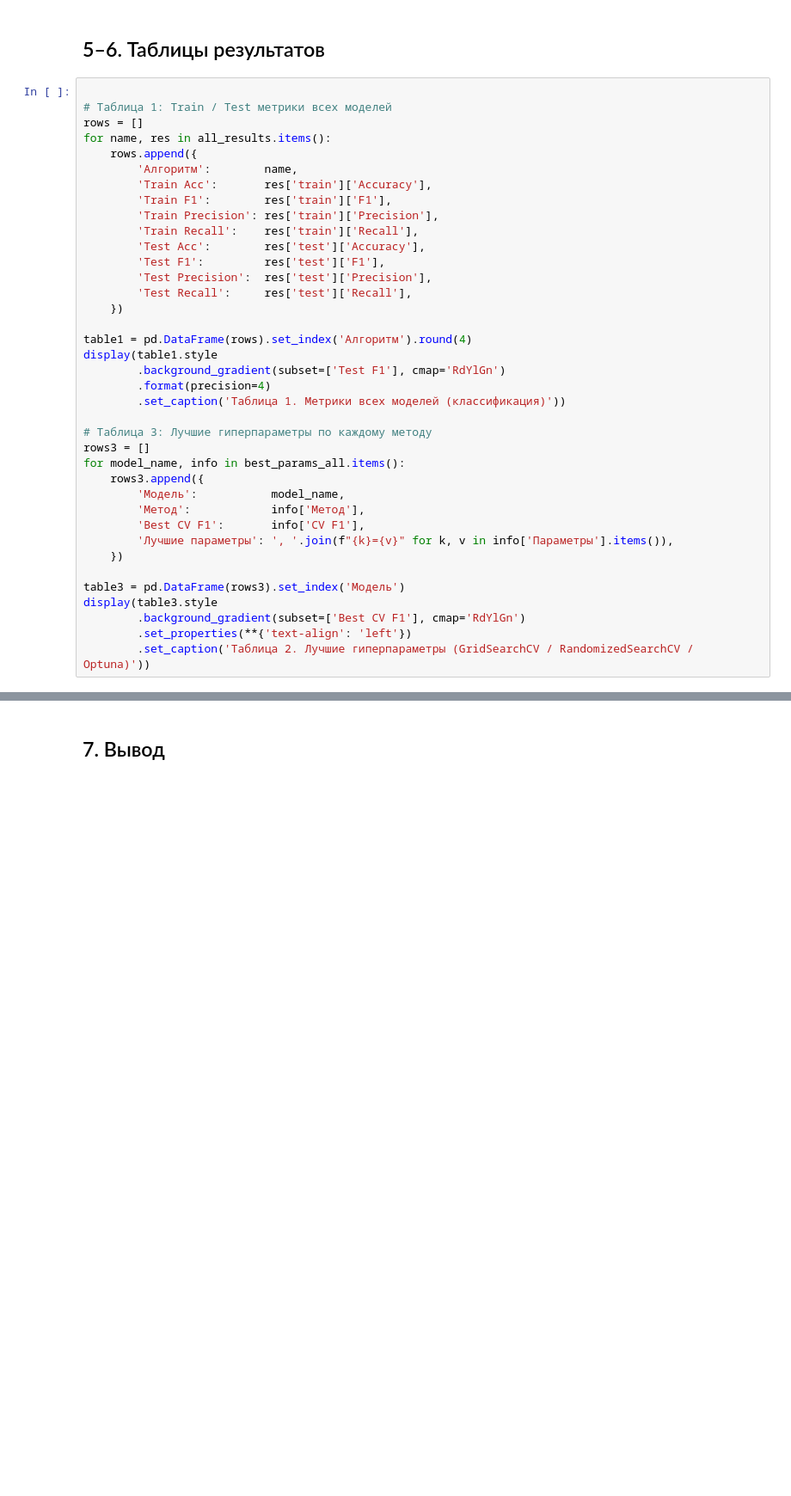
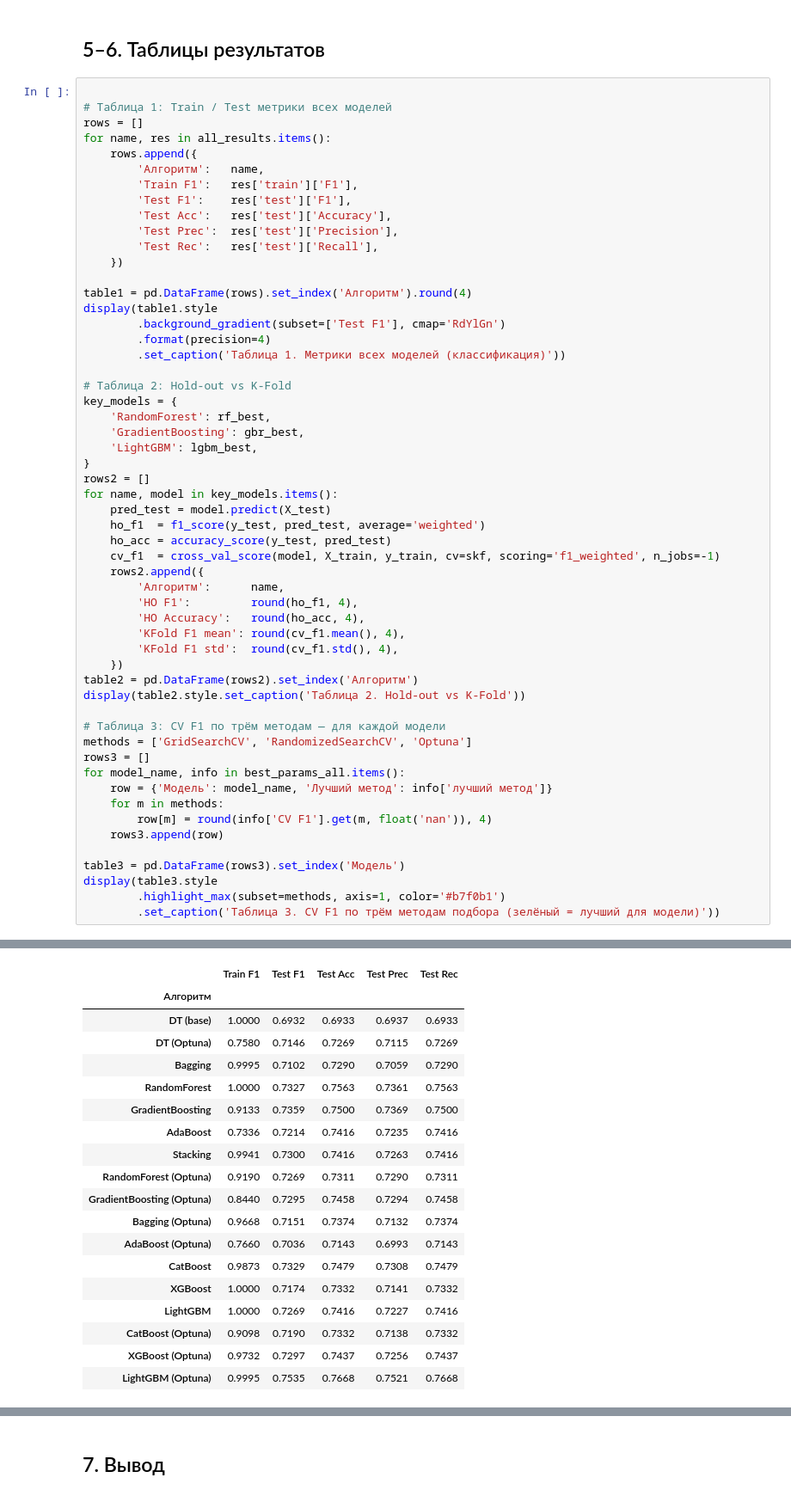
Before and after one commit to terracodum/ML_labs, a Jupyter notebook: lab4/lab4_class.ipynb, the cells around one changed output, grey strips where cells are left out. Shown at 86% size. Cells and saved outputs as stored; diff of their text form; blank space fills up the shorter version.

```diff
--- a/lab4/lab4_class.ipynb
+++ b/lab4/lab4_class.ipynb
@@ -390,15 +622,12 @@ all_results['LightGBM (Optuna)'] = res
 rows = []
 for name, res in all_results.items():
     rows.append({
-        'Алгоритм':        name,
-        'Train Acc':       res['train']['Accuracy'],
-        'Train F1':        res['train']['F1'],
-        'Train Precision': res['train']['Precision'],
-        'Train Recall':    res['train']['Recall'],
-        'Test Acc':        res['test']['Accuracy'],
-        'Test F1':         res['test']['F1'],
-        'Test Precision':  res['test']['Precision'],
-        'Test Recall':     res['test']['Recall'],
+        'Алгоритм':   name,
+        'Train F1':   res['train']['F1'],
+        'Test F1':    res['test']['F1'],
+        'Test Acc':   res['test']['Accuracy'],
+        'Test Prec':  res['test']['Precision'],
+        'Test Rec':   res['test']['Recall'],
     })
 
 table1 = pd.DataFrame(rows).set_index('Алгоритм').round(4)
@@ -407,18 +636,39 @@ display(table1.style
         .format(precision=4)
         .set_caption('Таблица 1. Метрики всех моделей (классификация)'))
 
-# Таблица 3: Лучшие гиперпараметры по каждому методу
+# Таблица 2: Hold-out vs K-Fold
+key_models = {
+    'RandomForest': rf_best,
+    'GradientBoosting': gbr_best,
+    'LightGBM': lgbm_best,
+}
+rows2 = []
+for name, model in key_models.items():
+    pred_test = model.predict(X_test)
+    ho_f1  = f1_score(y_test, pred_test, average='weighted')
+    ho_acc = accuracy_score(y_test, pred_test)
+    cv_f1  = cross_val_score(model, X_train, y_train, cv=skf, scoring='f1_weighted', n_jobs=-1)
+    rows2.append({
+        'Алгоритм':      name,
+        'HO F1':         round(ho_f1, 4),
+        'HO Accuracy':   round(ho_acc, 4),
+        'KFold F1 mean': round(cv_f1.mean(), 4),
+        'KFold F1 std':  round(cv_f1.std(), 4),
+    })
+table2 = pd.DataFrame(rows2).set_index('Алгоритм')
+display(table2.style.set_caption('Таблица 2. Hold-out vs K-Fold'))
+
+# Таблица 3: CV F1 по трём методам — для каждой модели
+methods = ['GridSearchCV', 'RandomizedSearchCV', 'Optuna']
 rows3 = []
 for model_name, info in best_params_all.items():
-    rows3.append({
-        'Модель':           model_name,
-        'Метод':            info['Метод'],
-        'Best CV F1':       info['CV F1'],
-        'Лучшие параметры': ', '.join(f"{k}={v}" for k, v in info['Параметры'].items()),
-    })
+    row = {'Модель': model_name, 'Лучший метод': info['лучший метод']}
+    for m in methods:
+        row[m] = round(info['CV F1'].get(m, float('nan')), 4)
+    rows3.append(row)
 
 table3 = pd.DataFrame(rows3).set_index('Модель')
 display(table3.style
-        .background_gradient(subset=['Best CV F1'], cmap='RdYlGn')
-        .set_properties(**{'text-align': 'left'})
-        .set_caption('Таблица 2. Лучшие гиперпараметры (GridSearchCV / RandomizedSearchCV / Optuna)'))
+        .highlight_max(subset=methods, axis=1, color='#b7f0b1')
+        .set_caption('Таблица 3. CV F1 по трём методам подбора (зелёный = лучший для модели)'))
+# %% [output]
@@ -424,0 +676,19 @@ display(table3.style
+|  | Train F1 | Test F1 | Test Acc | Test Prec | Test Rec |
+| Алгоритм |  |  |  |  |  |
+| DT (base) | 1.0000 | 0.6932 | 0.6933 | 0.6937 | 0.6933 |
+| DT (Optuna) | 0.7580 | 0.7146 | 0.7269 | 0.7115 | 0.7269 |
+| Bagging | 0.9995 | 0.7102 | 0.7290 | 0.7059 | 0.7290 |
+| RandomForest | 1.0000 | 0.7327 | 0.7563 | 0.7361 | 0.7563 |
+| GradientBoosting | 0.9133 | 0.7359 | 0.7500 | 0.7369 | 0.7500 |
+| AdaBoost | 0.7336 | 0.7214 | 0.7416 | 0.7235 | 0.7416 |
+| Stacking | 0.9941 | 0.7300 | 0.7416 | 0.7263 | 0.7416 |
+| RandomForest (Optuna) | 0.9190 | 0.7269 | 0.7311 | 0.7290 | 0.7311 |
+| GradientBoosting (Optuna) | 0.8440 | 0.7295 | 0.7458 | 0.7294 | 0.7458 |
+| Bagging (Optuna) | 0.9668 | 0.7151 | 0.7374 | 0.7132 | 0.7374 |
+| AdaBoost (Optuna) | 0.7660 | 0.7036 | 0.7143 | 0.6993 | 0.7143 |
+| CatBoost | 0.9873 | 0.7329 | 0.7479 | 0.7308 | 0.7479 |
+| XGBoost | 1.0000 | 0.7174 | 0.7332 | 0.7141 | 0.7332 |
+| LightGBM | 1.0000 | 0.7269 | 0.7416 | 0.7227 | 0.7416 |
+| CatBoost (Optuna) | 0.9098 | 0.7190 | 0.7332 | 0.7138 | 0.7332 |
+| XGBoost (Optuna) | 0.9732 | 0.7297 | 0.7437 | 0.7256 | 0.7437 |
+| LightGBM (Optuna) | 0.9995 | 0.7535 | 0.7668 | 0.7521 | 0.7668 |
```
Also changed, not shown: parts of 8 cells of this notebook, 3 other files.
